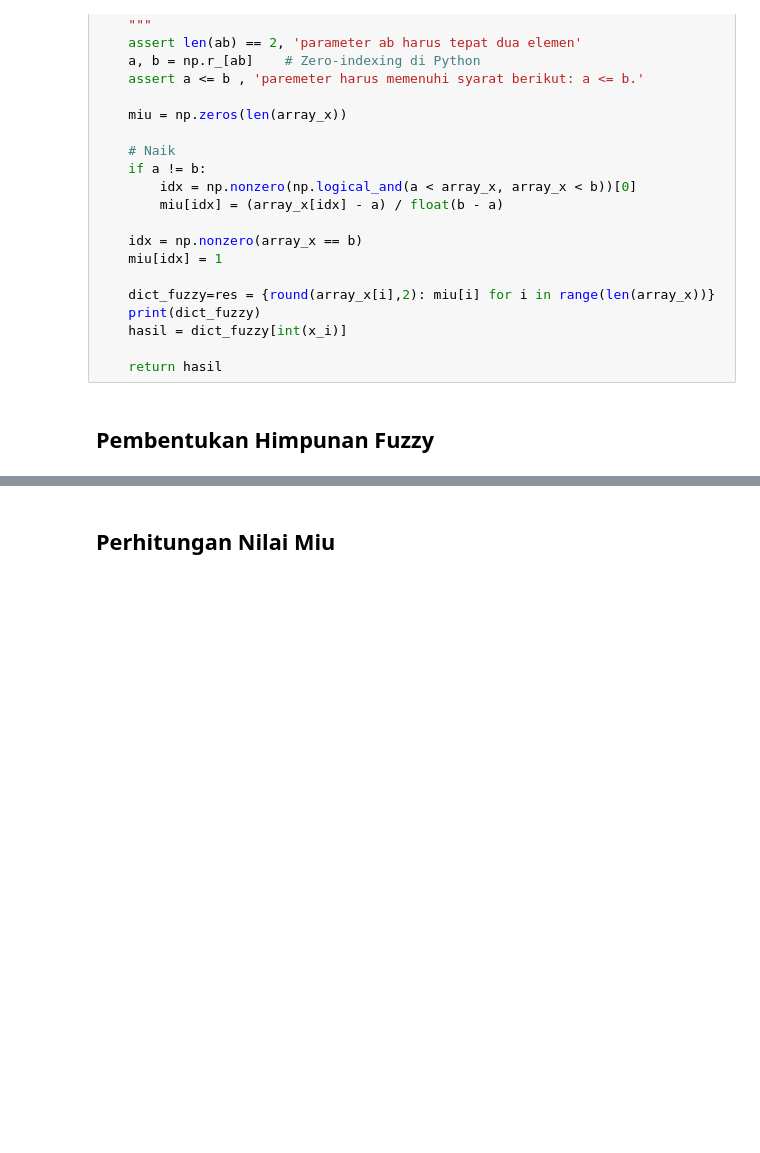
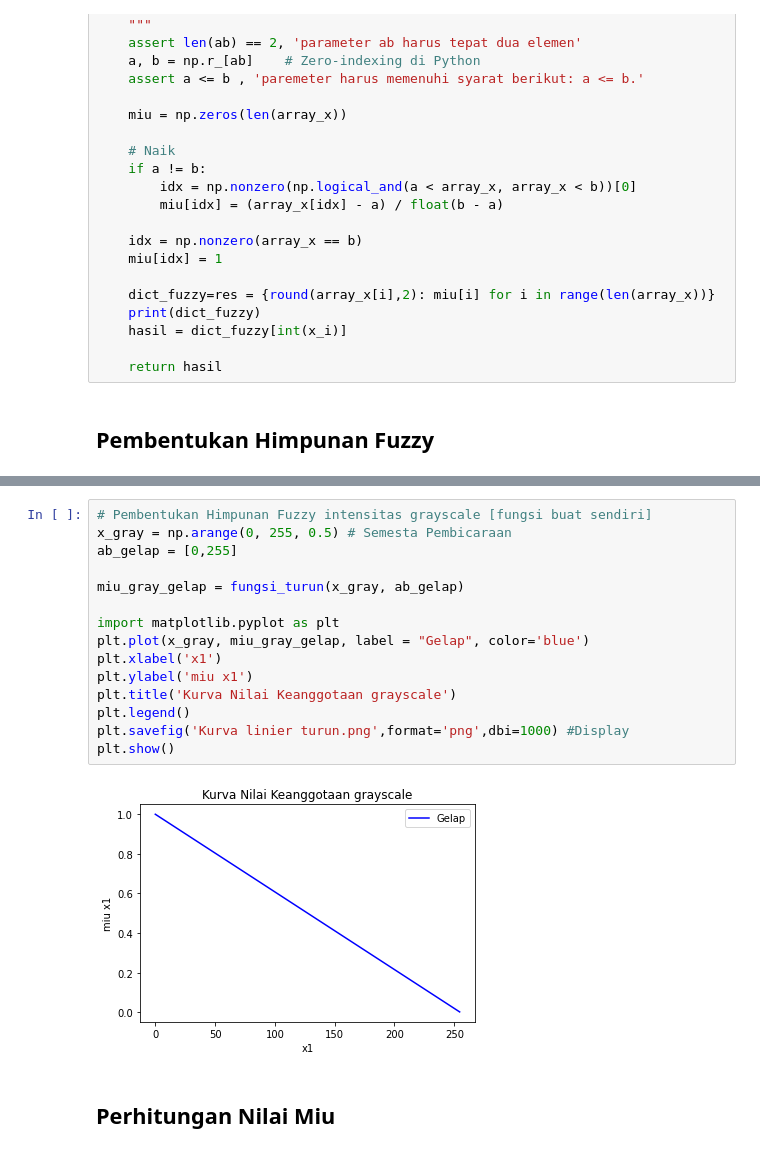
Before and after one commit to trifarameliniaa/SKRIPSI, a Jupyter notebook: Skripsi_Citra.ipynb, the cells around one changed output, grey strips where cells are left out. Drawn from its saved outputs; the diff is of its cells as text; blank space fills up the shorter version.

Commit message:
nambahin fungsi linier

```diff
--- a/Skripsi_Citra.ipynb
+++ b/Skripsi_Citra.ipynb
@@ -312,6 +313,23 @@ plt.savefig('Kurva FIS.png',format='png',dbi=1000) #Display
 plt.show()
 # %% [output]
 [figure]
+# %%
+# Pembentukan Himpunan Fuzzy intensitas grayscale [fungsi buat sendiri]
+x_gray = np.arange(0, 255, 0.5) # Semesta Pembicaraan
+ab_gelap = [0,255]
+
+miu_gray_gelap = fungsi_turun(x_gray, ab_gelap)
+
+import matplotlib.pyplot as plt
+plt.plot(x_gray, miu_gray_gelap, label = "Gelap", color='blue')
+plt.xlabel('x1')
+plt.ylabel('miu x1')
+plt.title('Kurva Nilai Keanggotaan grayscale')
+plt.legend()
+plt.savefig('Kurva linier turun.png',format='png',dbi=1000) #Display
+plt.show()
+# %% [output]
+[figure, added]
 # %% [markdown]
 ## Perhitungan Nilai Miu
 # %%
```
Also changed, not shown: parts of 1 cell of this notebook.
